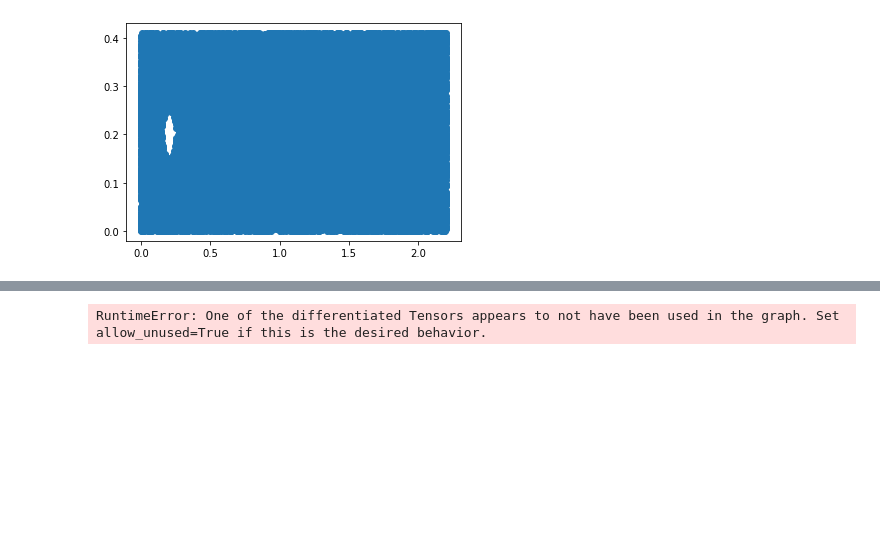
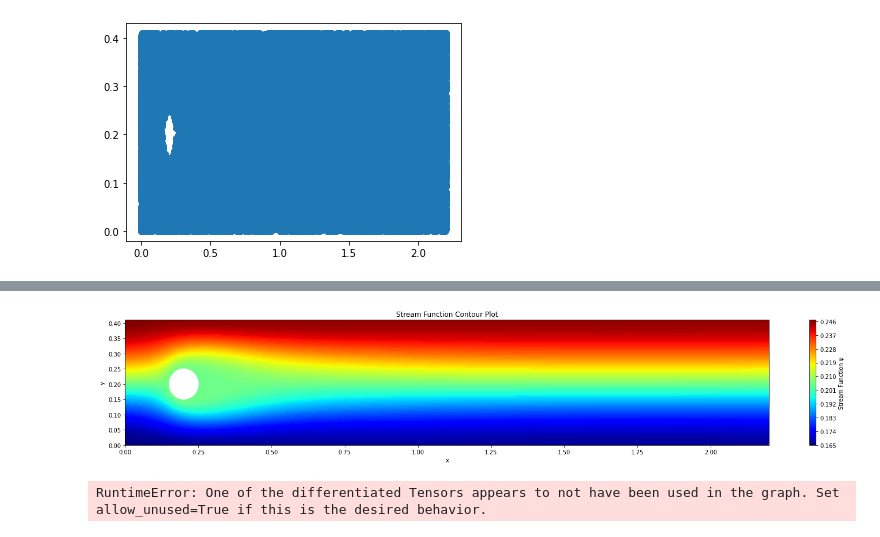
Before and after one commit to STE0493/DP-PINNs, a Jupyter notebook: navier_stokes_static.ipynb, the cells around one changed output, grey strips where cells are left out. Saved outputs shown, nothing was run; the diff lists cells and outputs as text; code cells hidden in the pictures; blank space fills up the shorter version.

```diff
--- a/navier_stokes_static.ipynb
+++ b/navier_stokes_static.ipynb
@@ -378,3 +370,17 @@ tensor([[ 0.2683],
+# %%
+psi_np = psi_pred.detach().cpu().numpy().flatten()
+
+circle = plt.Circle((0.2, 0.2), 0.05, color="white", zorder=10)
+fig, ax = plt.subplots(figsize=(25, 4))
+contour = ax.tricontourf(x_np, y_np, psi_np, levels=100, cmap="jet")
+plt.colorbar(contour, label="Stream Function ψ")
+ax.add_patch(circle)
+ax.set_xlabel("x")
+ax.set_ylabel("y")
+ax.set_title("Stream Function Contour Plot")
+plt.show()
+# %% [output]
+[figure, added]
 # %%
 # x_test = x_test.clone().detach().requires_grad_(True)
 # y_test = y_test.clone().detach().requires_grad_(True)
```
Also changed, not shown: parts of 3 cells of this notebook.
